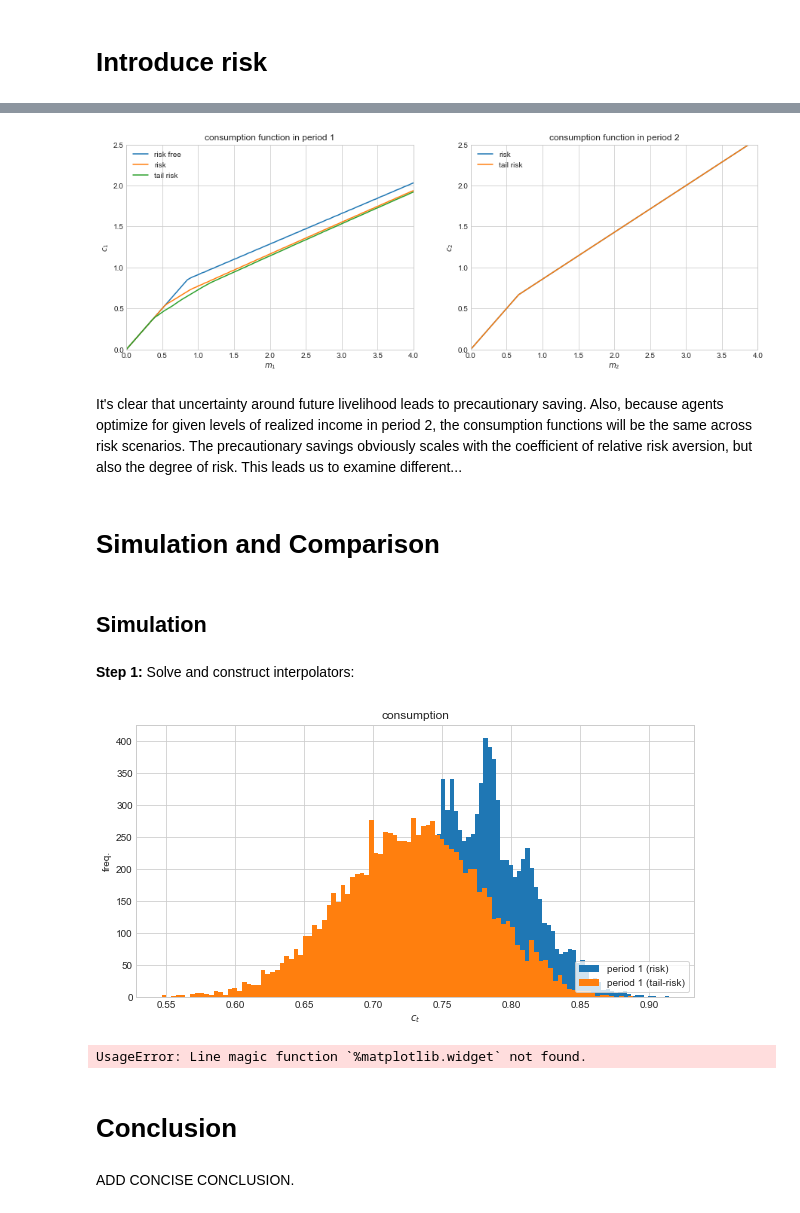
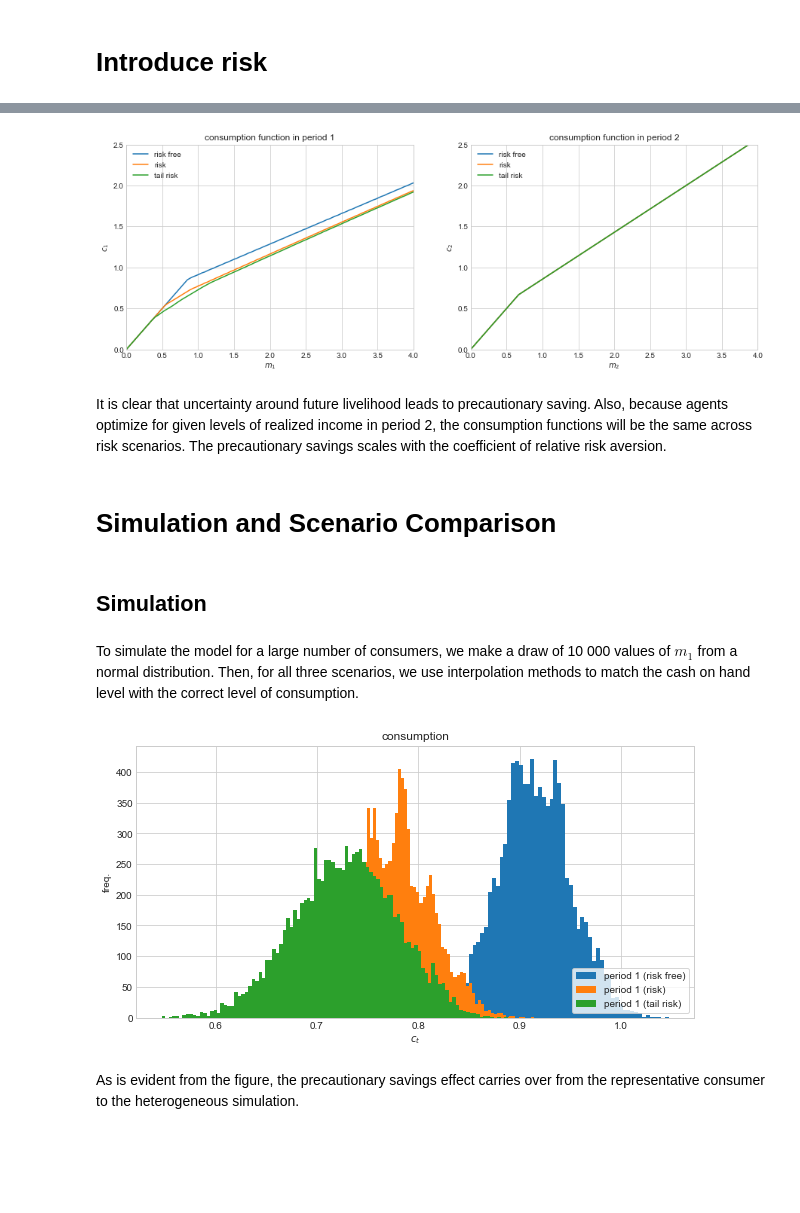
Before and after one commit to NumEconCopenhagen/projects-2020-kongeraekken-1, a Jupyter notebook: modelproject/modelproject.ipynb, the cells around one changed output, grey strips where cells are left out. Cells and saved outputs as stored; diff of their text form; code cells hidden in the pictures; blank space fills up the shorter version.

```diff
--- a/modelproject/modelproject.ipynb
+++ b/modelproject/modelproject.ipynb
@@ -336,16 +340,17 @@ where $\Delta \in [0,1]$ is an income shock. The latter risk structure add some
 # %%
-# solve and plot for risk scenarios
-    #a. solve
+# solve for risk scenarios
 m1_vec_r,c1_vec_r,m2_vec_r,c2_vec_r = modelproject.solve_risk(rho,beta,r,Delta,nu,kappa,modelproject.v1_risk)
 
 m1_vec_tr,c1_vec_tr,m2_vec_tr,c2_vec_tr = modelproject.solve_risk(rho,beta,r,Delta,nu,kappa,modelproject.v1_tailrisk)
 
-    #b. plot
+# plot all scenarios
 fig = plt.figure(figsize=(15,5))
+
 ax = fig.add_subplot(1,2,1)
 ax.plot(m1_vec,c1_vec,label='risk free')
 ax.plot(m1_vec_r,c1_vec_r,label='risk')
 ax.plot(m1_vec_tr,c1_vec_tr,label='tail risk')
+
 ax.legend(loc='upper left')
 ax.set_xlabel('$m_1$')
 ax.set_ylabel('$c_1$')
@@ -354,8 +359,10 @@ ax.set_xlim([0,4])
 ax.set_ylim([0,2.5])
 
 ax = fig.add_subplot(1,2,2)
+ax.plot(m2_vec,c2_vec,label='risk free')
 ax.plot(m2_vec_r,c2_vec_r,label='risk')
 ax.plot(m2_vec_tr,c2_vec_tr,label='tail risk')
+
 ax.legend(loc='upper left')
 ax.set_xlabel('$m_2$')
 ax.set_ylabel('$c_2$')
@@ -363,25 +370,39 @@ ax.set_title('consumption function in period 2')
 ax.set_xlim([0,4])
 ax.set_ylim([0,2.5]);
 # %% [output]
-[figure, old version]
+[figure, new version]
 # %% [markdown]
-It's clear that uncertainty around future livelihood leads to precautionary saving. Also, because agents optimize for given levels of realized income in period 2, the consumption functions will be the same across risk scenarios. The precautionary savings obviously scales with the coefficient of relative risk aversion, but also the degree of risk. This leads us to examine different...
+It is clear that uncertainty around future livelihood leads to precautionary saving. Also, because agents optimize for given levels of realized income in period 2, the consumption functions will be the same across risk scenarios. The precautionary savings scales with the coefficient of relative risk aversion.
 # %% [markdown]
-# Simulation and Comparison
+# Simulation and Scenario Comparison
 # %% [markdown]
 ## Simulation
-# %% [markdown]
-**Step 1:** Solve and construct interpolators:
+# %% [markdown]
+To simulate the model for a large number of consumers, we make a draw of 10 000 values of $m_1$ from a normal distribution. Then, for all three scenarios, we use interpolation methods to match the cash on hand level with the correct level of consumption.
 # %%
-Delta = 0.5
-
 # initial draw of cash on hand
 seed = np.random.seed(2020)
 simN = 10000
 sim_m1 = np.fmax(np.random.normal(1,0.1,size=simN),0) # "randomly" chosen distribution
+# %%
+# a. simulate and plot for v1
+m1_vec,c1_vec,m2_vec,c2_vec = solve(rho,beta,r,Delta,nu,kappa,v1)
+c1_interp = interpolate.RegularGridInterpolator([m1_vec], c1_vec,
+                                                bounds_error=False,fill_value=None)
+c2_interp = interpolate.RegularGridInterpolator([m2_vec], c2_vec,
+                                                bounds_error=False,fill_value=None)
+# b. period 1
+sim_c1 = c1_interp(sim_m1)
+sim_a1 = sim_m1-sim_c1
+
+# c. transition to period 2 with random draw
+sim_m2 = (1+r)*sim_a1+np.random.choice([0.5,1.5],p=[0.5,0.5],size=simN)
+
+# d. period 2
+sim_c2 = c2_interp(sim_m2)
 # %%
-# b. simulate and plot for v1_risk
-m1_vec_r,c1_vec_r,m2_vec_r,c2_vec_r = solve(rho,beta,r,Delta,nu,kappa,modelproject.v1_risk)
+# a. simulate and plot for v1_risk
+m1_vec_r,c1_vec_r,m2_vec_r,c2_vec_r = modelproject.solve_risk(rho,beta,r,Delta,nu,kappa,modelproject.v1_risk)
 c1_interp_r = interpolate.RegularGridInterpolator([m1_vec_r], c1_vec_r,
                                                 bounds_error=False,fill_value=None)
 c2_interp_r = interpolate.RegularGridInterpolator([m2_vec_r], c2_vec_r,
@@ -397,7 +418,7 @@ sim_m2_r = (1+r)*sim_a1_r+np.random.choice([0.5,1.5],p=[0.5,0.5],size=simN)
 sim_c2_r = c2_interp_r(sim_m2_r)
 # %%
 # b. simulate and plot for v1_tailrisk
-m1_vec_tr,c1_vec_tr,m2_vec_tr,c2_vec_tr = solve(rho,beta,r,Delta,nu,kappa,modelproject.v1_tailrisk)
+m1_vec_tr,c1_vec_tr,m2_vec_tr,c2_vec_tr = modelproject.solve_risk(rho,beta,r,Delta,nu,kappa,modelproject.v1_tailrisk)
 c1_interp_tr = interpolate.RegularGridInterpolator([m1_vec_tr], c1_vec_tr,
                                                 bounds_error=False,fill_value=None)
 c2_interp_tr = interpolate.RegularGridInterpolator([m2_vec_tr], c2_vec_tr,
@@ -414,26 +435,22 @@ sim_c2_tr = c2_interp_tr(sim_m2_tr)
 # %%
 # plot
 fig = plt.figure(figsize=(10,5))
 ax = fig.add_subplot(1,1,1)
 
-ax.hist(sim_c1_r,bins=100,label=f'period 1 (risk)')
+ax.hist(sim_c1,bins=100,label=f'period 1 (risk free)')
 #ax.hist(sim_c2,bins=100,label=f'period 2, v1')
 
-ax.hist(sim_c1_tr,bins=100,label=f'period 1 (tail-risk)')
-#ax.hist(sim_c2_alt,bins=100,label=f'period 2, v1_alt')
+ax.hist(sim_c1_r,bins=100,label=f'period 1 (risk)')
+#ax.hist(sim_c2_r,bins=100,label=f'period 2 (risk)')
+
+ax.hist(sim_c1_tr,bins=100,label=f'period 1 (tail risk)')
+#ax.hist(sim_c2_tr,bins=100,label=f'period 2 (tail risk)')
 
 ax.legend(loc='lower right',facecolor='white',frameon=True)
 ax.set_xlabel('$c_t$')
 ax.set_ylabel('freq.')
 ax.set_title('consumption');
 # %% [output]
-[figure, old version]
+[figure, new version]
-# %%
-%matplotlib.widget
-widgets.int
-# %% [output]
-UsageError: Line magic function `%matplotlib.widget` not found.
-# %% [markdown]
-# Conclusion
-# %% [markdown]
-ADD CONCISE CONCLUSION.
+# %% [markdown]
+As is evident from the figure, the precautionary savings effect carries over from the representative consumer to the heterogeneous simulation.
```
Also changed, not shown: parts of 20 cells of this notebook, 2 other files.
